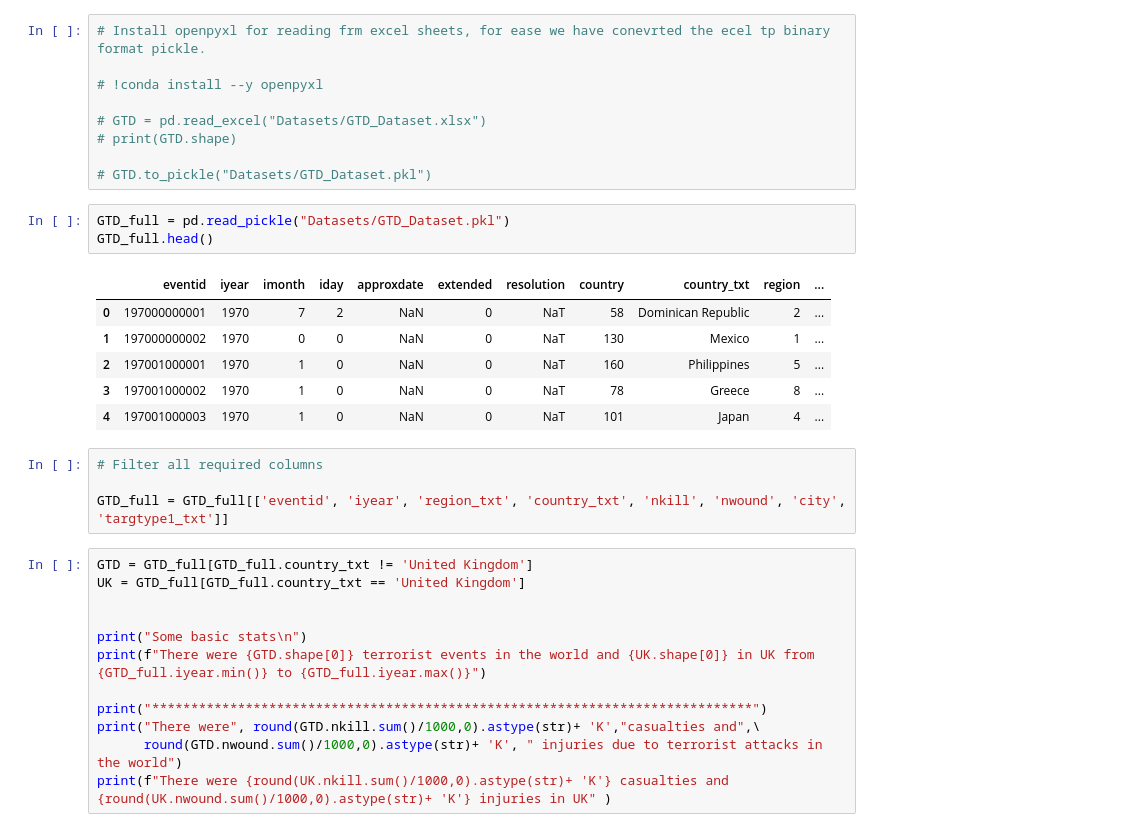
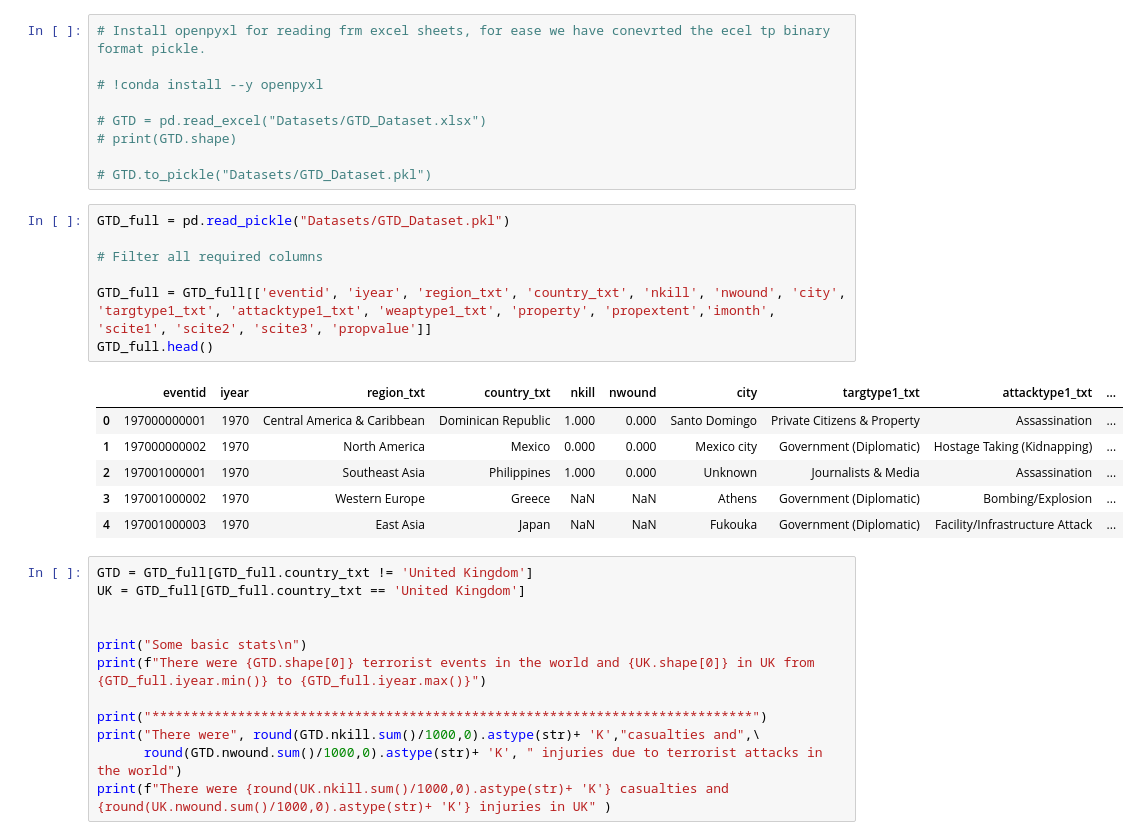
Before and after one commit to poonamarora86/gtd_trends, a Jupyter notebook: GTD.ipynb, the cells around one changed output. Cells and saved outputs as stored; diff of their text form.

```diff
--- a/GTD.ipynb
+++ b/GTD.ipynb
@@ -47,20 +49,20 @@ Loading BokehJS ...
 # print(GTD.shape)
 
 # GTD.to_pickle("Datasets/GTD_Dataset.pkl")
-# %%
-GTD_full = pd.read_pickle("Datasets/GTD_Dataset.pkl")
-GTD_full.head()
-# %% [output]
-|  | eventid | iyear | imonth | iday | approxdate | extended | resolution | country | country_txt | region | ... |
-| 0 | 197000000001 | 1970 | 7 | 2 | NaN | 0 | NaT | 58 | Dominican Republic | 2 | ... |
-| 1 | 197000000002 | 1970 | 0 | 0 | NaN | 0 | NaT | 130 | Mexico | 1 | ... |
-| 2 | 197001000001 | 1970 | 1 | 0 | NaN | 0 | NaT | 160 | Philippines | 5 | ... |
-| 3 | 197001000002 | 1970 | 1 | 0 | NaN | 0 | NaT | 78 | Greece | 8 | ... |
-| 4 | 197001000003 | 1970 | 1 | 0 | NaN | 0 | NaT | 101 | Japan | 4 | ... |
 # %%
+GTD_full = pd.read_pickle("Datasets/GTD_Dataset.pkl")
+
 # Filter all required columns
 
-GTD_full = GTD_full[['eventid', 'iyear', 'region_txt', 'country_txt', 'nkill', 'nwound', 'city', 'targtype1_txt']]
+GTD_full = GTD_full[['eventid', 'iyear', 'region_txt', 'country_txt', 'nkill', 'nwound', 'city', 'targtype1_txt', 'attacktype1_txt', 'weaptype1_txt', 'property', 'propextent','imonth', 'scite1', 'scite2', 'scite3', 'propvalue']]
+GTD_full.head()
+# %% [output]
+|  | eventid | iyear | region_txt | country_txt | nkill | nwound | city | targtype1_txt | attacktype1_txt | ... |
+| 0 | 197000000001 | 1970 | Central America & Caribbean | Dominican Republic | 1.000 | 0.000 | Santo Domingo | Private Citizens & Property | Assassination | ... |
+| 1 | 197000000002 | 1970 | North America | Mexico | 0.000 | 0.000 | Mexico city | Government (Diplomatic) | Hostage Taking (Kidnapping) | ... |
+| 2 | 197001000001 | 1970 | Southeast Asia | Philippines | 1.000 | 0.000 | Unknown | Journalists & Media | Assassination | ... |
+| 3 | 197001000002 | 1970 | Western Europe | Greece | NaN | NaN | Athens | Government (Diplomatic) | Bombing/Explosion | ... |
+| 4 | 197001000003 | 1970 | East Asia | Japan | NaN | NaN | Fukouka | Government (Diplomatic) | Facility/Infrastructure Attack | ... |
 # %%
 GTD = GTD_full[GTD_full.country_txt != 'United Kingdom']
 UK = GTD_full[GTD_full.country_txt == 'United Kingdom']
```
Also changed, not shown: parts of 60 cells of this notebook.
